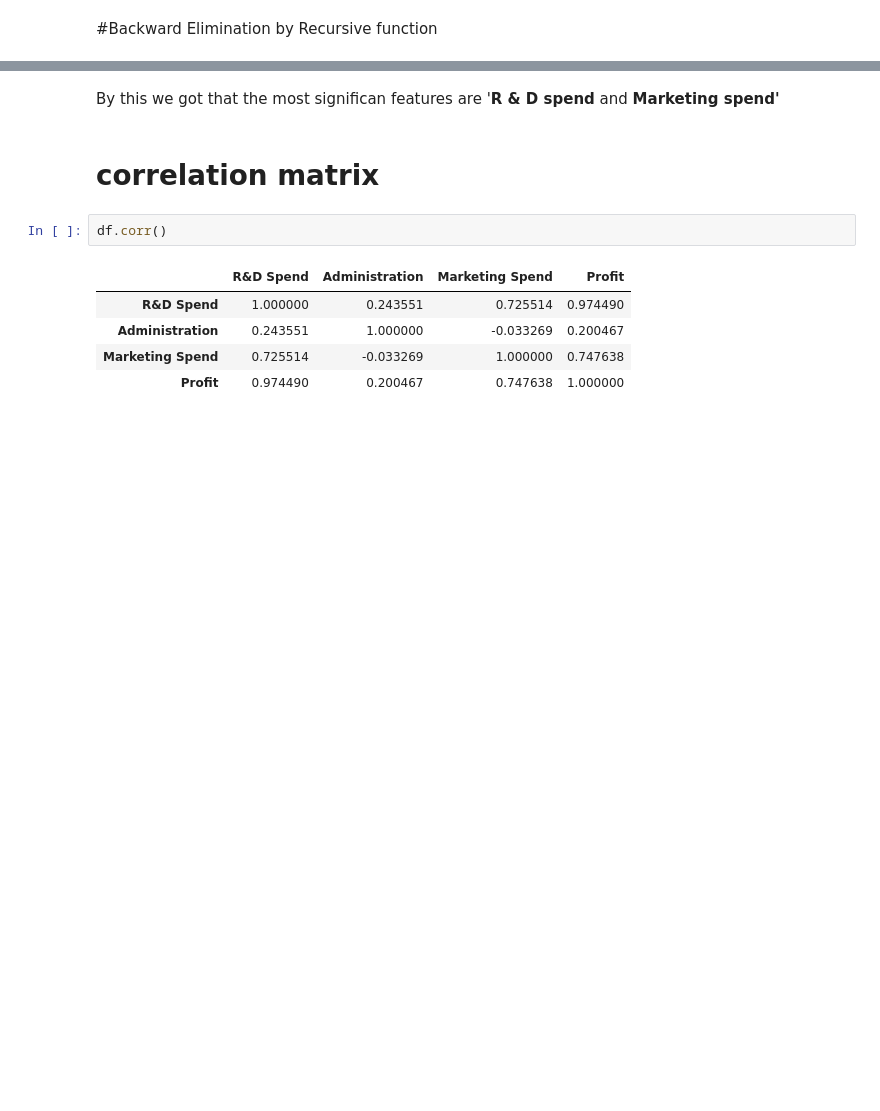
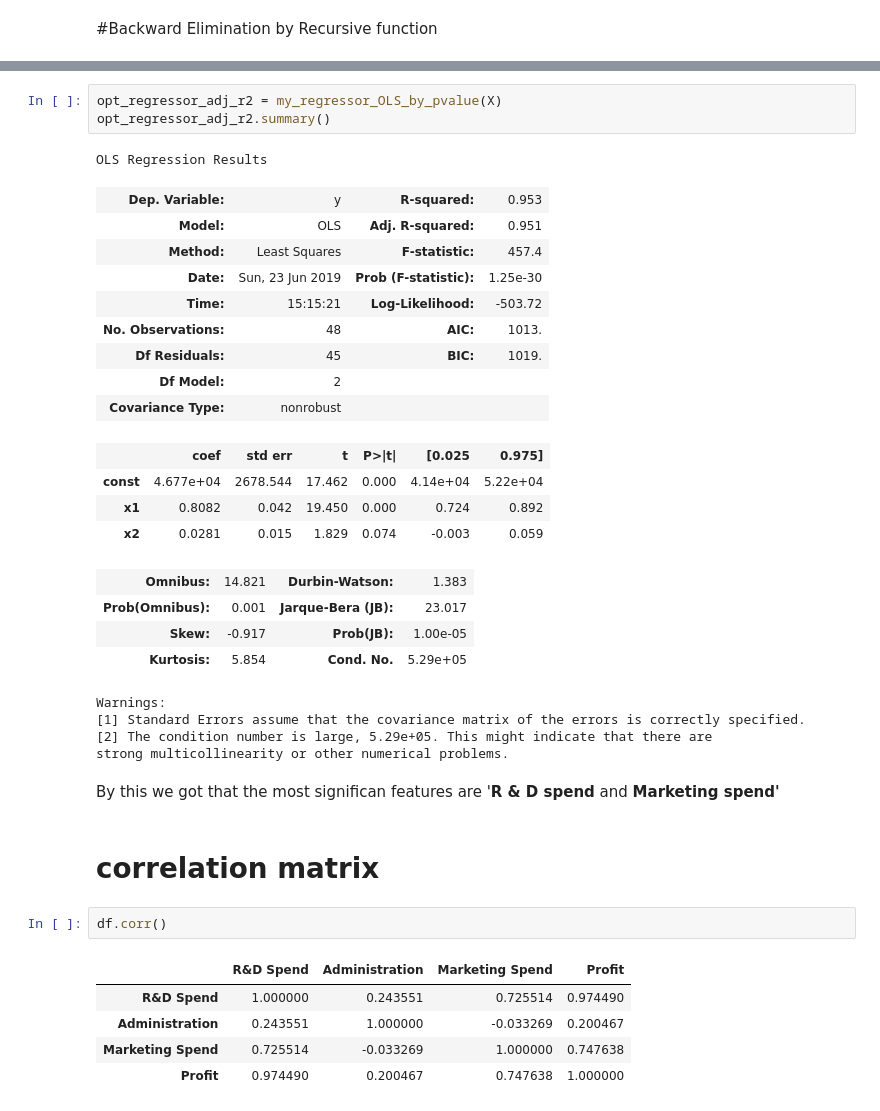
Before and after one commit to noushadkhan01/ML-and-DL-by-SuperDataScience, a Jupyter notebook: Machine-Learning/Part 2 - Regression/Section 5 - Multiple Linear Regression/Multiple_Regressions_on_50_Startup_data.ipynb, the cells around one changed output, grey strips where cells are left out. Saved outputs shown, nothing was run; the diff lists cells and outputs as text; blank space fills up the shorter version.

```diff
--- a/Machine-Learning/Part 2 - Regression/Section 5 - Multiple Linear Regression/Multiple_Regressions_on_50_Startup_data.ipynb
+++ b/Machine-Learning/Part 2 - Regression/Section 5 - Multiple Linear Regression/Multiple_Regressions_on_50_Startup_data.ipynb
@@ -389,3 +415,29 @@ strong multicollinearity or other numerical problems.
+# %%
+opt_regressor_adj_r2 = my_regressor_OLS_by_pvalue(X)
+opt_regressor_adj_r2.summary()
+# %% [output]
+OLS Regression Results
+| Dep. Variable: | y | R-squared: | 0.953 |
+| Model: | OLS | Adj. R-squared: | 0.951 |
+| Method: | Least Squares | F-statistic: | 457.4 |
+| Date: | Sun, 23 Jun 2019 | Prob (F-statistic): | 1.25e-30 |
+| Time: | 15:15:21 | Log-Likelihood: | -503.72 |
+| No. Observations: | 48 | AIC: | 1013. |
+| Df Residuals: | 45 | BIC: | 1019. |
+| Df Model: | 2 |  |  |
+| Covariance Type: | nonrobust |  |  |
+|  | coef | std err | t | P>|t| | [0.025 | 0.975] |
+| const | 4.677e+04 | 2678.544 | 17.462 | 0.000 | 4.14e+04 | 5.22e+04 |
+| x1 | 0.8082 | 0.042 | 19.450 | 0.000 | 0.724 | 0.892 |
+| x2 | 0.0281 | 0.015 | 1.829 | 0.074 | -0.003 | 0.059 |
+| Omnibus: | 14.821 | Durbin-Watson: | 1.383 |
+| Prob(Omnibus): | 0.001 | Jarque-Bera (JB): | 23.017 |
+| Skew: | -0.917 | Prob(JB): | 1.00e-05 |
+| Kurtosis: | 5.854 | Cond. No. | 5.29e+05 |
+Warnings:
+[1] Standard Errors assume that the covariance matrix of the errors is correctly specified.
+[2] The condition number is large, 5.29e+05. This might indicate that there are
+strong multicollinearity or other numerical problems.
 # %% [markdown]
 By this we got that the most significan features are '**R & D spend** and **Marketing spend'**
 # %% [markdown]
```
Also changed, not shown: parts of 20 cells of this notebook.
